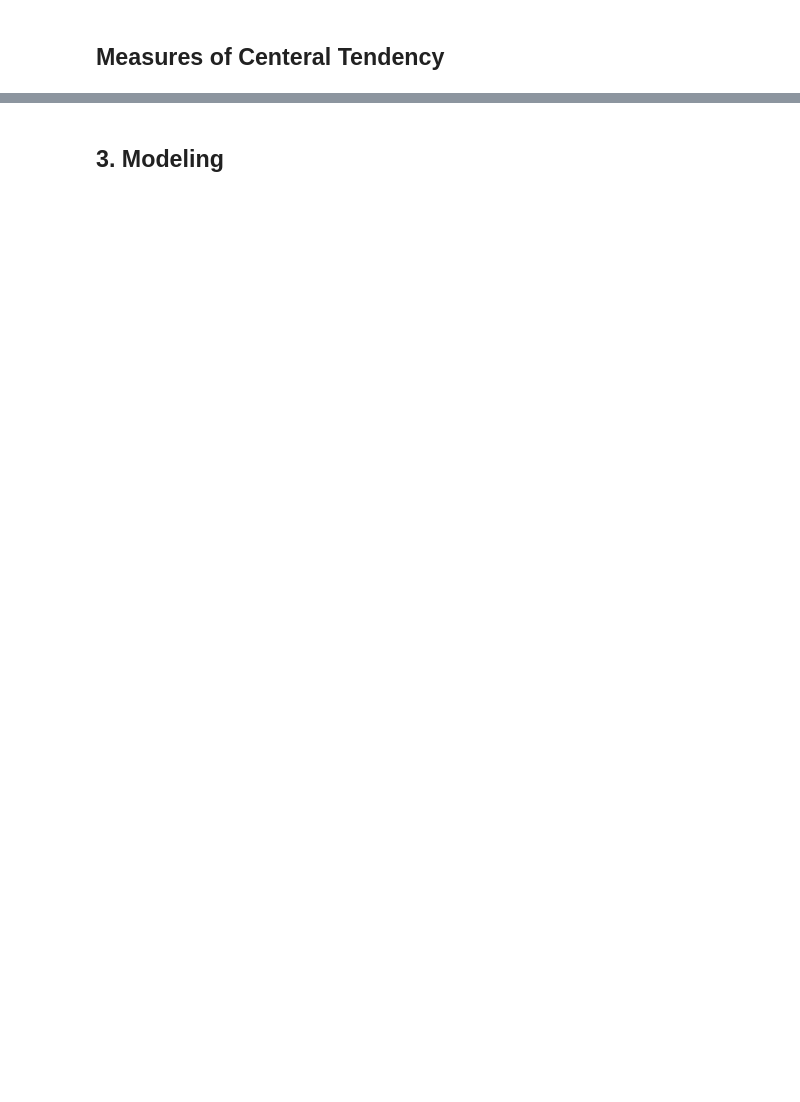
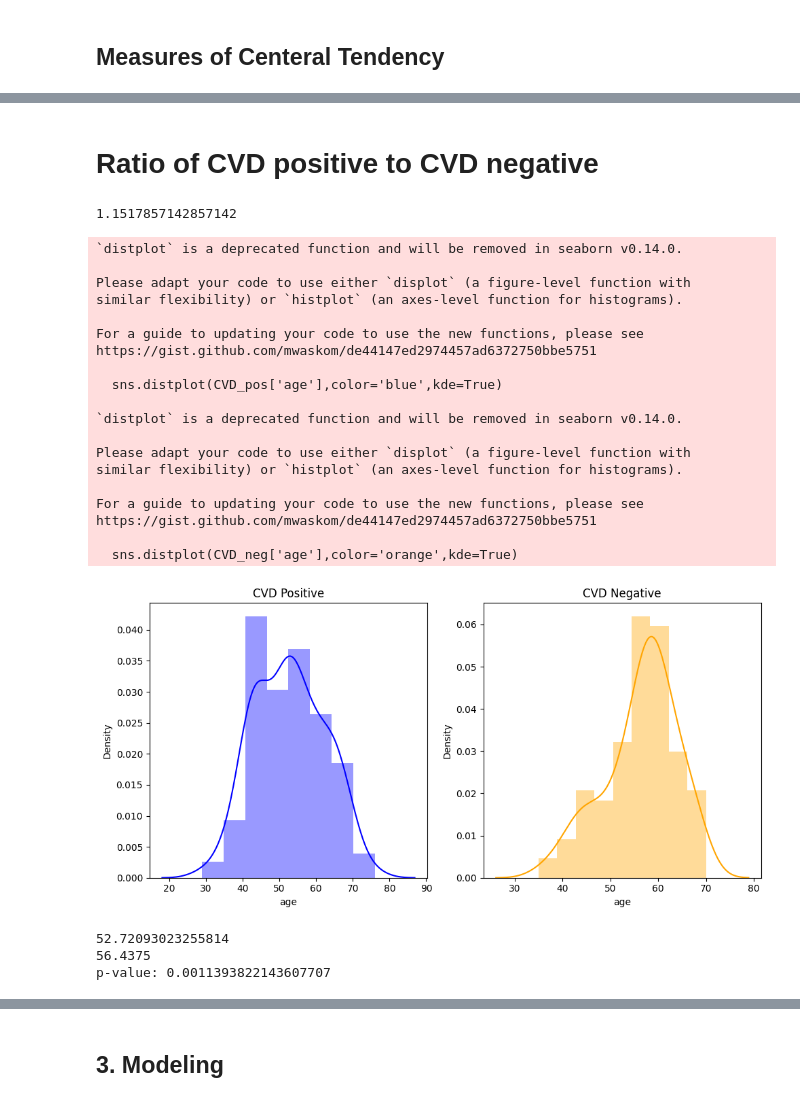
Before and after one commit to jmunsell1195/project2, a Jupyter notebook: submission.ipynb, the cells around one changed output, grey strips where cells are left out. Saved outputs shown, nothing was run; the diff lists cells and outputs as text; code cells hidden in the pictures; blank space fills up the shorter version.

```diff
--- a/submission.ipynb
+++ b/submission.ipynb
@@ -94,0 +153,10 @@ for col in var_type['cat']:
+# %%
+train_dummy = train.copy()
+train_dummy['label'] = trainLab
+train_dummy = train_dummy[[col for col in train_dummy.columns if 'scaled' not in col]]
+
+CVD_pos = train_dummy[train_dummy['label'] == 1]
+CVD_neg = train_dummy[train_dummy['label'] == 0]
+
+l_pos = CVD_pos.shape[0]
+l_neg = CVD_neg.shape[0]
@@ -94,0 +178,44 @@ for col in var_type['cat']:
+# %% [markdown]
+# Ratio of CVD positive to CVD negative
+# %%
+l_pos/l_neg
+# %% [output]
+1.1517857142857142
+# %%
+plt.figure(figsize=(10,5))
+plt.subplot(121)
+plt.title('CVD Positive')
+sns.distplot(CVD_pos['age'],color='blue',kde=True)
+plt.subplot(122)
+plt.title('CVD Negative')
+sns.distplot(CVD_neg['age'],color='orange',kde=True)
+plt.tight_layout()
+plt.show()
+
+print(CVD_pos['age'].mean())
+print(CVD_neg['age'].mean())
+print(f'p-value: {f_oneway(CVD_pos["age"],CVD_neg["age"])[1]}')
+# %% [output]
+`distplot` is a deprecated function and will be removed in seaborn v0.14.0.
+
+Please adapt your code to use either `displot` (a figure-level function with
+similar flexibility) or `histplot` (an axes-level function for histograms).
+
+For a guide to updating your code to use the new functions, please see
+https://gist.github.com/mwaskom/de44147ed2974457ad6372750bbe5751
+
+  sns.distplot(CVD_pos['age'],color='blue',kde=True)
+
+`distplot` is a deprecated function and will be removed in seaborn v0.14.0.
+
+Please adapt your code to use either `displot` (a figure-level function with
+similar flexibility) or `histplot` (an axes-level function for histograms).
+
+For a guide to updating your code to use the new functions, please see
+https://gist.github.com/mwaskom/de44147ed2974457ad6372750bbe5751
+
+  sns.distplot(CVD_neg['age'],color='orange',kde=True)
+[figure, added]
+52.72093023255814
+56.4375
+p-value: 0.0011393822143607707
```
Also changed, not shown: parts of 37 cells of this notebook.
